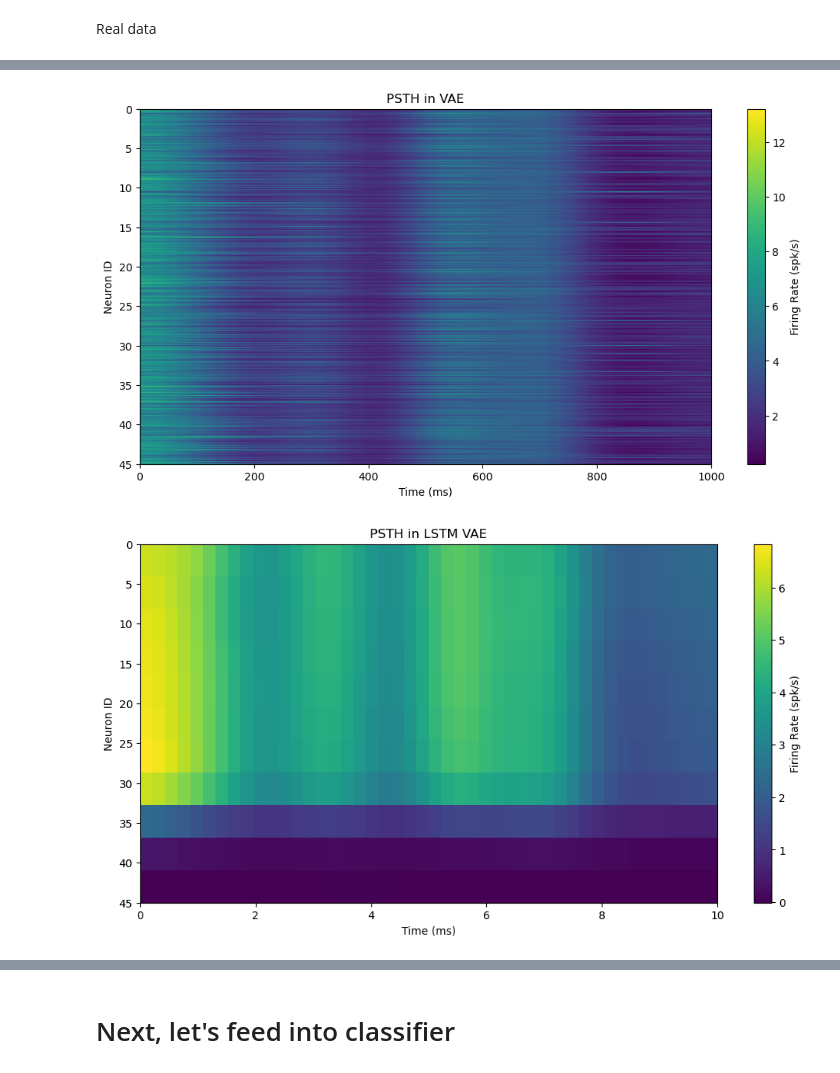
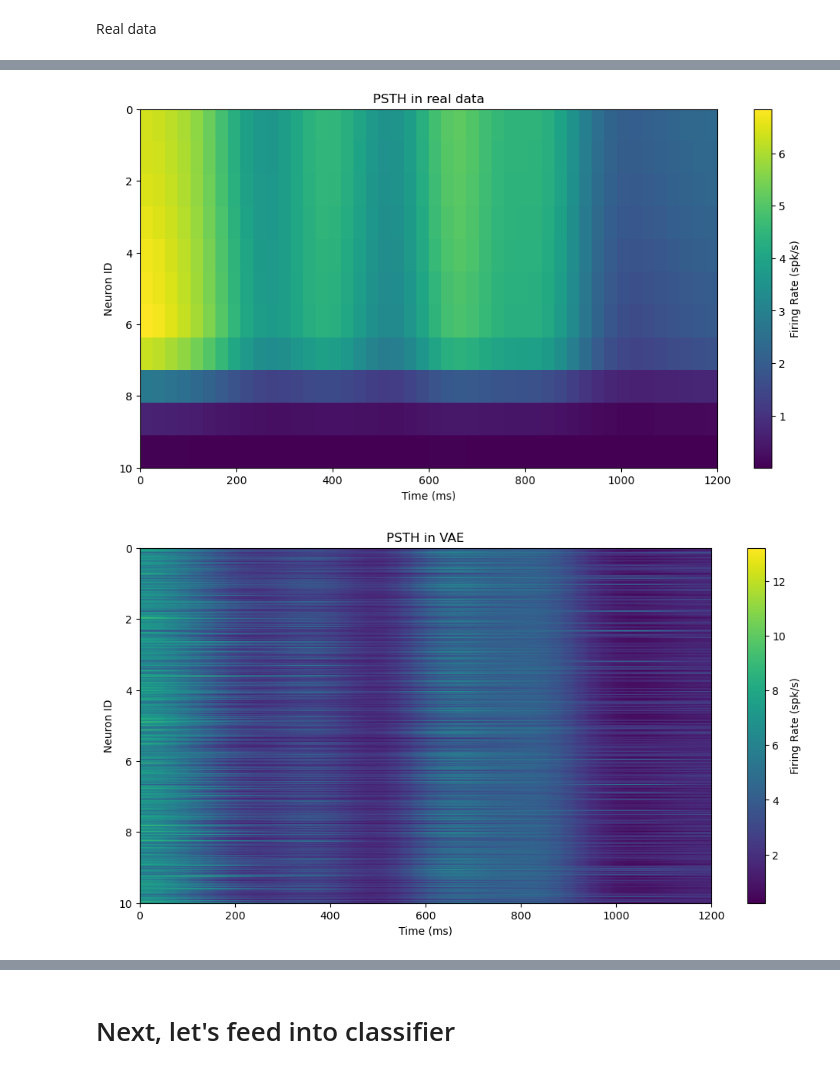
Before and after one commit to ZhishunYang/CS273E_final_proj_Z, a Jupyter notebook: eval_quality.ipynb, the cells around one changed output, grey strips where cells are left out. Drawn from its saved outputs; the diff is of its cells as text; code cells hidden in the pictures.

```diff
--- a/eval_quality.ipynb
+++ b/eval_quality.ipynb
@@ -108,0 +113,26 @@ len(spike_data_list)
+# %%
+# Determine the maximum shape
+max_rows = max(arr.shape[0] for arr in spike_data_list)
+max_cols = max(arr.shape[1] for arr in spike_data_list)
+
+# Pad arrays to the same size
+padded_FR = [
+    np.pad(arr, ((0, max_rows - arr.shape[0]), (0, max_cols - arr.shape[1])), mode='constant', constant_values=0)
+    for arr in spike_data_list
+]
+
+# Real average over trials, unit: spk/s
+real_firing_rate = 1e3*np.mean(padded_FR, axis=0)/150
+smooth_real_firing_rate = gaussian_filter1d(real_firing_rate,sigma = 3,axis=1)
+
+# VAE
+firing_rates_vae = fake_neural_data_vae * 1e3/150  # Firing rates between 0 and 50 Hz
+smooth_firing_rate_vae = gaussian_filter1d(firing_rates_vae,sigma = 3,axis=1)
+
+# LSTM
+recon_FR = 1e3* np.mean(fake_neural_data_lstm_vae, axis=0)/150
+smooth_firing_rate_lstm = gaussian_filter1d(recon_FR, sigma=3, axis=1)
+
+print(smooth_real_firing_rate.shape)
+print(smooth_firing_rate_vae.shape)
+print(smooth_firing_rate_lstm.shape)
@@ -158,22 +171,12 @@ plot_psth(smooth_real_firing_rate, time_bins, real_firing_rate.shape[1],title ='
-# %%
-# Example data
-num_neurons = 46
-num_time_steps = 200
-time_bins = np.linspace(0, 1000, num_time_steps)  # Time bins from 0 to 1 s
-
-# firing rates
-firing_rates = fake_neural_data_vae * 1e3/150  # Firing rates between 0 and 50 Hz
-smooth_firing_rate = gaussian_filter1d(firing_rates,sigma = 3,axis=1)
-
-# Plot the PSTH
-plot_psth(smooth_firing_rate, time_bins, num_neurons,title = 'PSTH in VAE')
-# %% [output]
-[figure, removed]
-# %%
-# Compute mean firing rate across trials
-recon_FR = 1e3* np.mean(fake_neural_data_lstm_vae, axis=0)/150
-smoothed_recon_FR = gaussian_filter1d(recon_FR, sigma=3, axis=1)
-
-plot_psth(smoothed_recon_FR, time_bins = range(0, smoothed_recon_FR.shape[0]), num_neurons= 46, title = 'PSTH in LSTM VAE')
-# %% [output]
-[figure, removed]
+# %%
+
+# Plot the PSTH
+num_neurons = real_firing_rate.shape[0]
+time_bins = np.linspace(0, 1200, 200)  # Time bins from 0 to 1 s
+
+plot_psth(smooth_real_firing_rate, time_bins, num_neurons,title ='PSTH in real data')
+plot_psth(smooth_firing_rate_vae, time_bins, num_neurons,title = 'PSTH in VAE')
+plot_psth(smooth_firing_rate_lstm, time_bins, num_neurons, title = 'PSTH in LSTM VAE')
+# %% [output]
+[figure, added]
+[figure, added]
```
Also changed, not shown: parts of 7 cells of this notebook, 1 other file.
